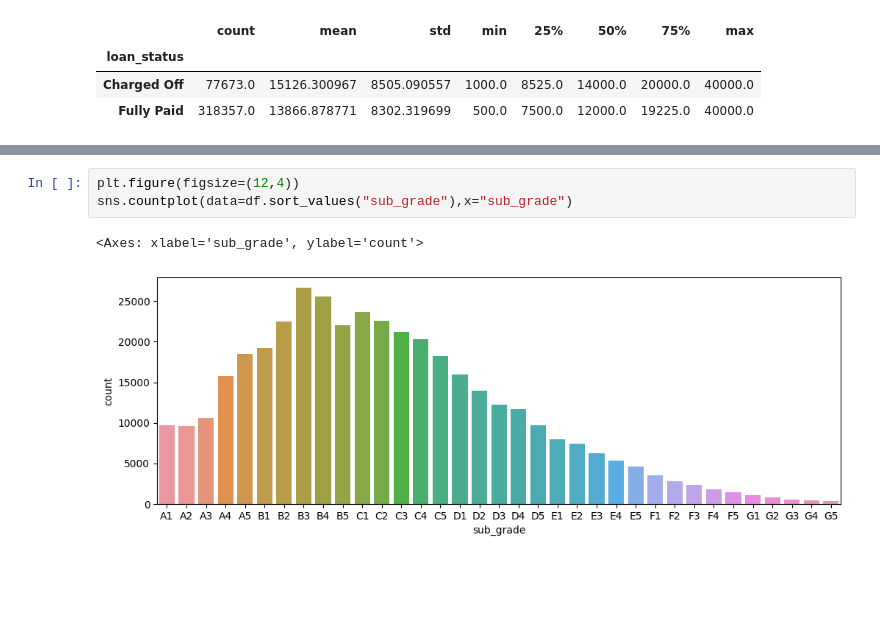
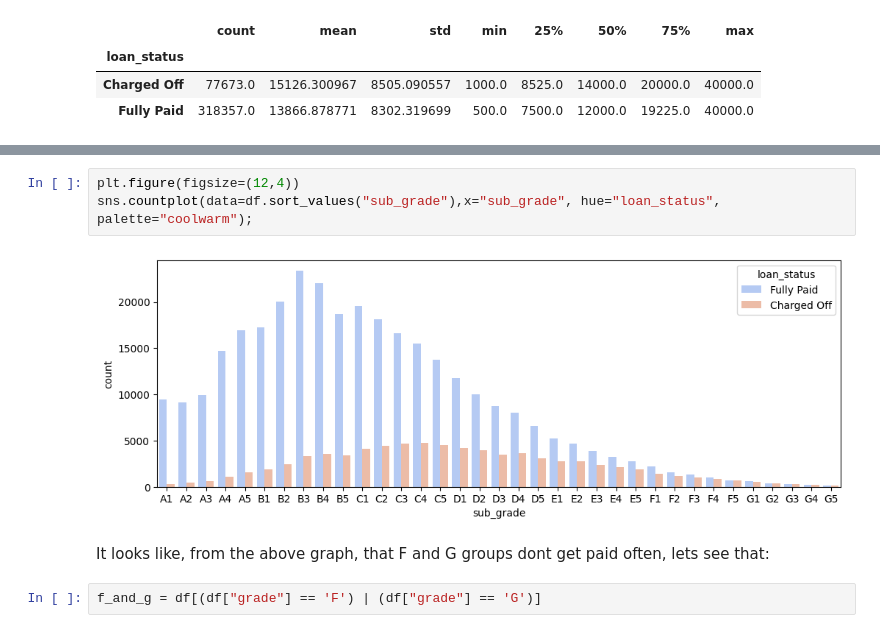
Before and after one commit to PrathamModi001/LendSure, a Jupyter notebook: loan_default_prediction.ipynb, the cells around one changed output, grey strips where cells are left out. Saved outputs shown, nothing was run; the diff lists cells and outputs as text; blank space fills up the shorter version.

Commit message:
visualisation completed

```diff
--- a/loan_default_prediction.ipynb
+++ b/loan_default_prediction.ipynb
@@ -300,6 +300,9 @@ sns.countplot(data=df.sort_values("grade"),x="grade", hue="loan_status")
 # %%
 plt.figure(figsize=(12,4))
-sns.countplot(data=df.sort_values("sub_grade"),x="sub_grade")
+sns.countplot(data=df.sort_values("sub_grade"),x="sub_grade", hue="loan_status", palette="coolwarm");
 # %% [output]
-<Axes: xlabel='sub_grade', ylabel='count'>
-[figure, old version]
+[figure, new version]
+# %% [markdown]
+It looks like, from the above graph, that F and G groups dont get paid often, lets see that:
+# %%
+f_and_g = df[(df["grade"] == 'F') | (df["grade"] == 'G')]
```
Also changed, not shown: parts of 2 cells of this notebook.
